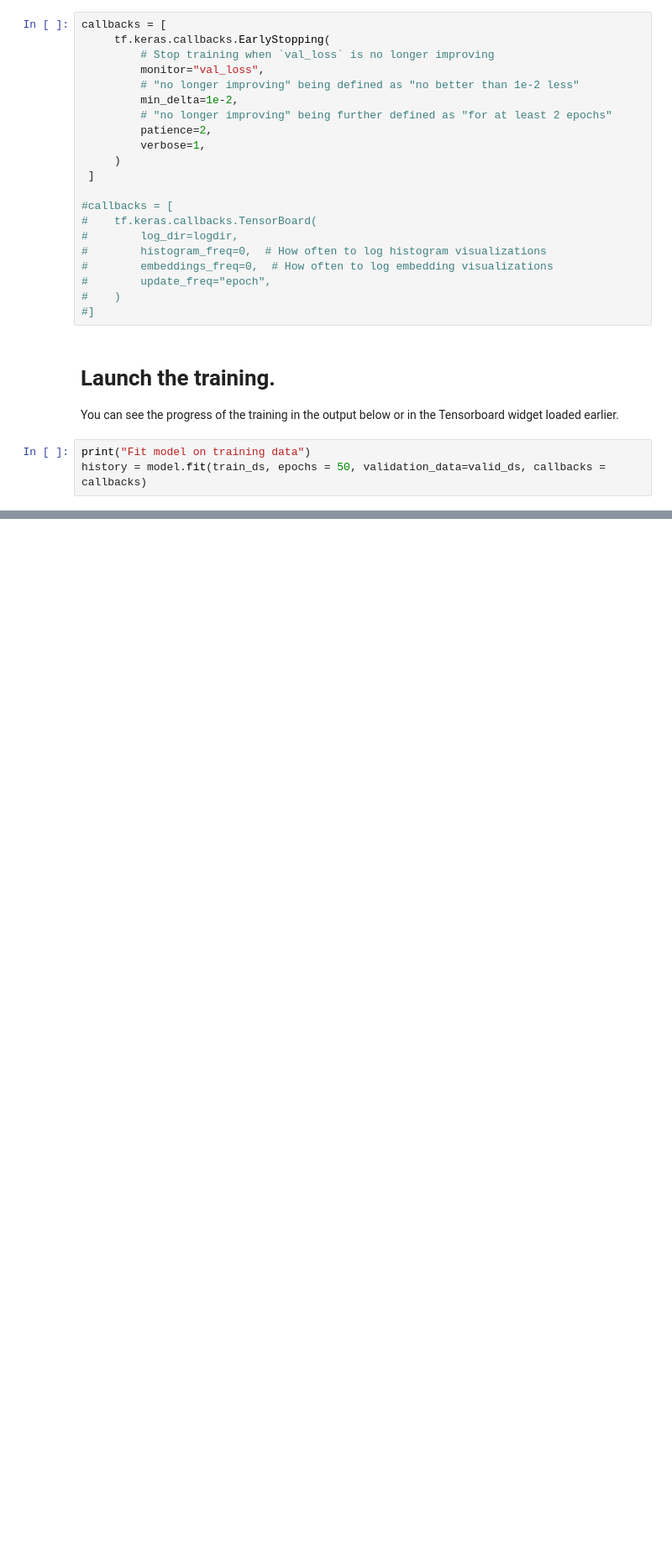
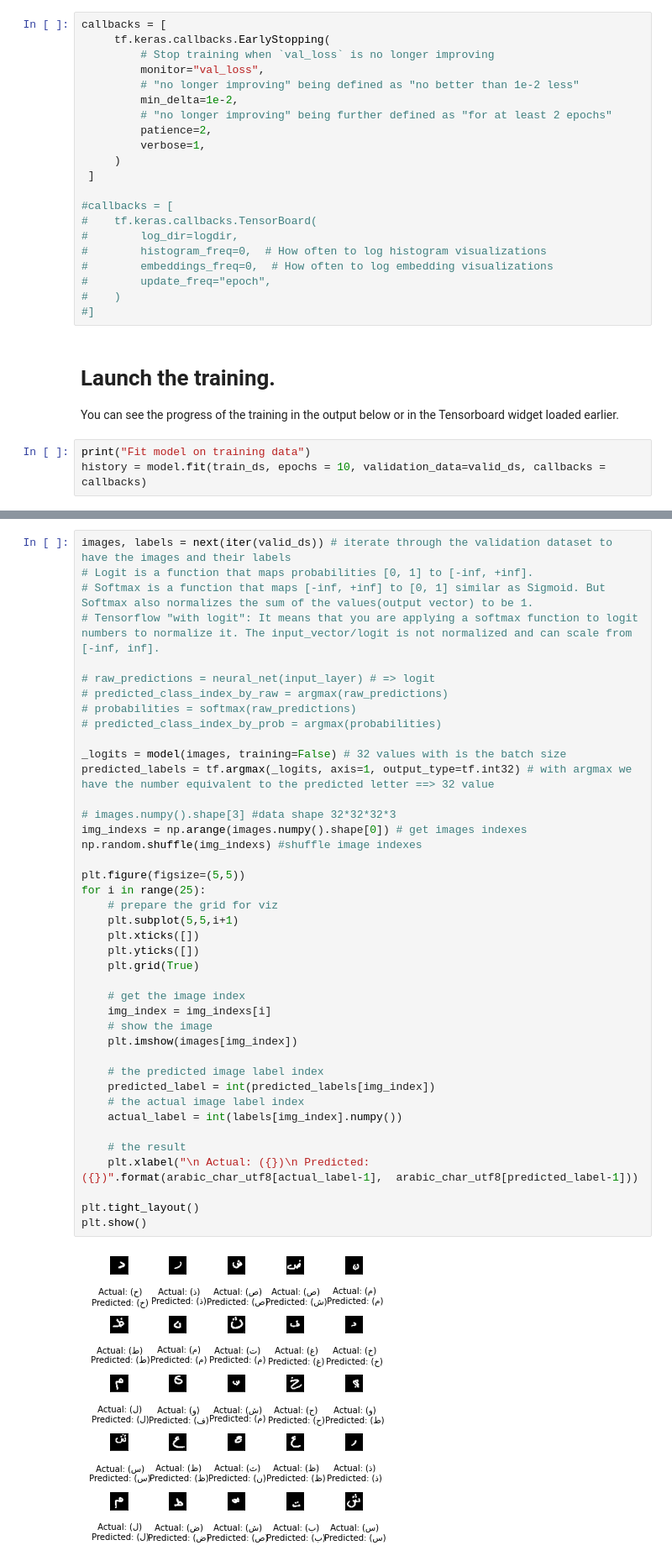
Before and after one commit to MWFK/Deep-Learning-From-Zero-To-Hero, a Jupyter notebook: 3_Arabic_MNIST_TransferLearning_VGG16.ipynb, the cells around one changed output, grey strips where cells are left out. Shown at 84% size. Cells and saved outputs as stored; diff of their text form; blank space fills up the shorter version.

```diff
--- a/3_Arabic_MNIST_TransferLearning_VGG16.ipynb
+++ b/3_Arabic_MNIST_TransferLearning_VGG16.ipynb
@@ -260,6 +273,6 @@ callbacks = [
 You can see the progress of the training in the output below or in the Tensorboard widget loaded earlier.
 # %%
 print("Fit model on training data")
-history = model.fit(train_ds, epochs = 50, validation_data=valid_ds, callbacks = callbacks)
+history = model.fit(train_ds, epochs = 10, validation_data=valid_ds, callbacks = callbacks)
 # %% [output]
 Fit model on training data
@@ -281,0 +297,43 @@ Epoch 00020: early stopping
+# %%
+images, labels = next(iter(valid_ds)) # iterate through the validation dataset to have the images and their labels
+# Logit is a function that maps probabilities [0, 1] to [-inf, +inf].
+# Softmax is a function that maps [-inf, +inf] to [0, 1] similar as Sigmoid. But Softmax also normalizes the sum of the values(output vector) to be 1.
+# Tensorflow "with logit": It means that you are applying a softmax function to logit numbers to normalize it. The input_vector/logit is not normalized and can scale from [-inf, inf].
+
+# raw_predictions = neural_net(input_layer) # => logit
+# predicted_class_index_by_raw = argmax(raw_predictions)
+# probabilities = softmax(raw_predictions)
+# predicted_class_index_by_prob = argmax(probabilities)
+
+_logits = model(images, training=False) # 32 values with is the batch size
+predicted_labels = tf.argmax(_logits, axis=1, output_type=tf.int32) # with argmax we have the number equivalent to the predicted letter ==> 32 value
+
+# images.numpy().shape[3] #data shape 32*32*32*3
+img_indexs = np.arange(images.numpy().shape[0]) # get images indexes
+np.random.shuffle(img_indexs) #shuffle image indexes
+
+plt.figure(figsize=(5,5))
+for i in range(25):
+    # prepare the grid for viz
+    plt.subplot(5,5,i+1)
+    plt.xticks([])
+    plt.yticks([])
+    plt.grid(True)
+
+    # get the image index
+    img_index = img_indexs[i]
+    # show the image
+    plt.imshow(images[img_index])
+
+    # the predicted image label index
+    predicted_label = int(predicted_labels[img_index])
+    # the actual image label index
+    actual_label = int(labels[img_index].numpy())
+
+    # the result
+    plt.xlabel("\n Actual: ({})\n Predicted: ({})".format(arabic_char_utf8[actual_label-1],  arabic_char_utf8[predicted_label-1]))
+
+plt.tight_layout()
+plt.show()
+# %% [output]
+[figure, added]
```
Also changed, not shown: parts of 9 cells of this notebook.
